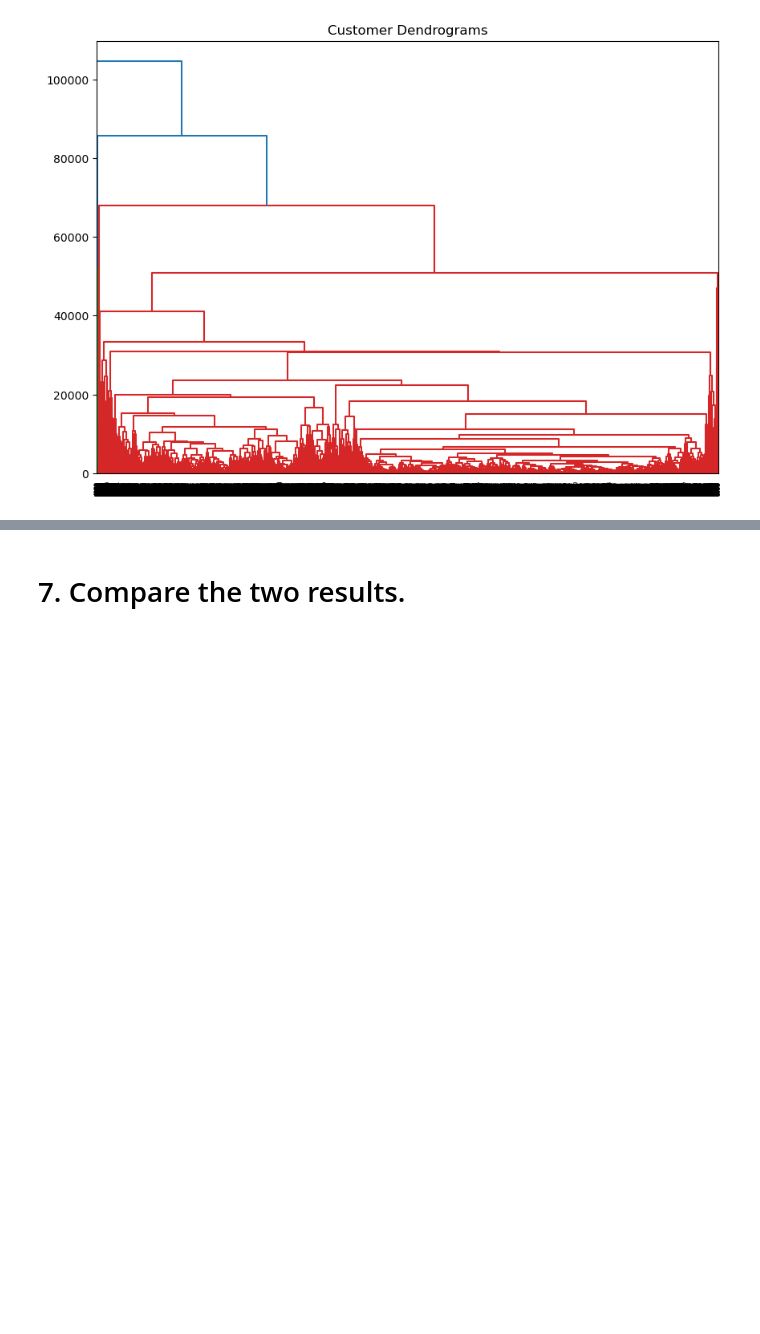
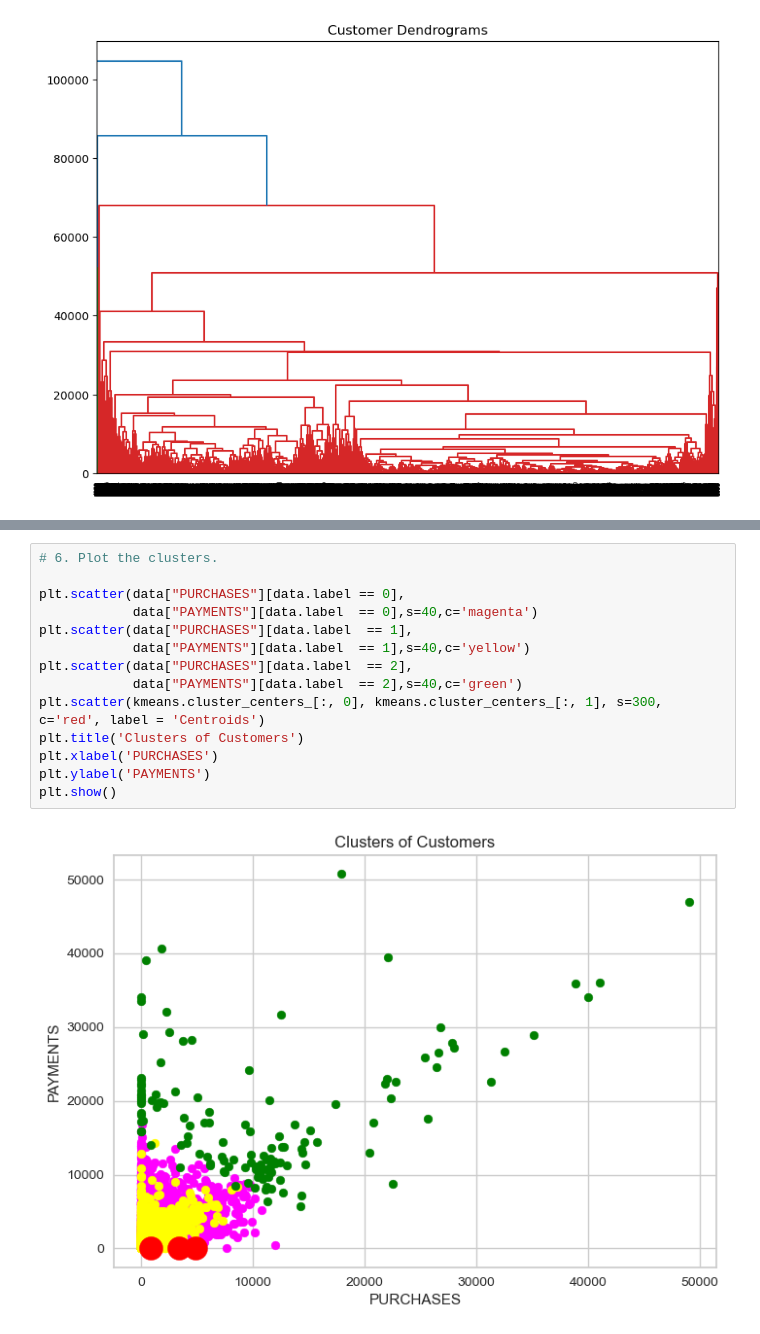
Before and after one commit to NadiaBMKarmani/Gomycode, a Jupyter notebook: K-means & Hierarchical Clustering.ipynb, the cells around one changed output, grey strips where cells are left out. Cells and saved outputs as stored; diff of their text form; blank space fills up the shorter version.

```diff
--- a/K-means & Hierarchical Clustering.ipynb
+++ b/K-means & Hierarchical Clustering.ipynb
@@ -223,2 +200,16 @@ plt.show()
-# %% [markdown]
-# 7. Compare the two results.
+# %%
+# 6. Plot the clusters.
+
+plt.scatter(data["PURCHASES"][data.label == 0],
+            data["PAYMENTS"][data.label  == 0],s=40,c='magenta')
+plt.scatter(data["PURCHASES"][data.label  == 1],
+            data["PAYMENTS"][data.label  == 1],s=40,c='yellow')
+plt.scatter(data["PURCHASES"][data.label  == 2],
+            data["PAYMENTS"][data.label  == 2],s=40,c='green')
+plt.scatter(kmeans.cluster_centers_[:, 0], kmeans.cluster_centers_[:, 1], s=300, c='red', label = 'Centroids')
+plt.title('Clusters of Customers')
+plt.xlabel('PURCHASES')
+plt.ylabel('PAYMENTS')
+plt.show()
+# %% [output]
+[figure, new version]
```
Also changed, not shown: parts of 7 cells of this notebook.
